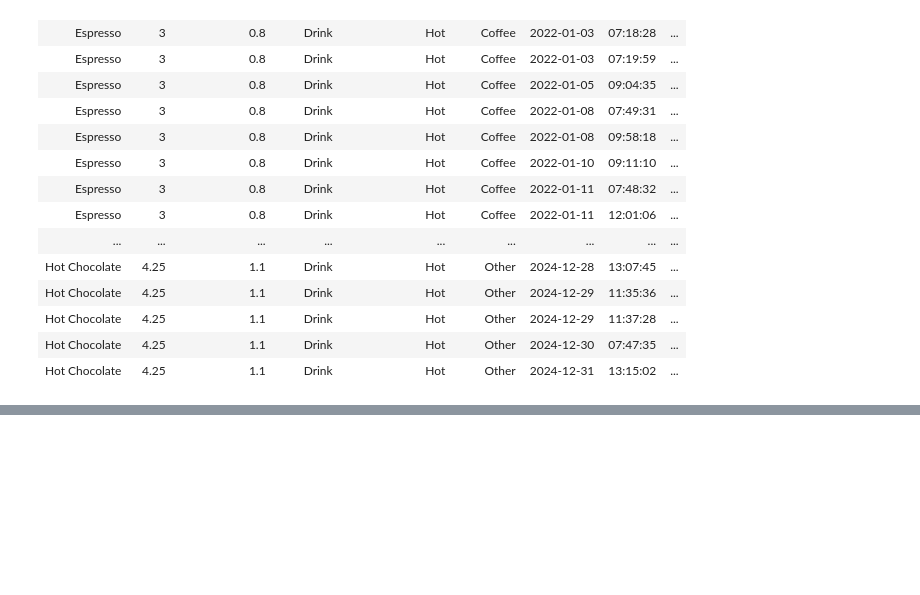
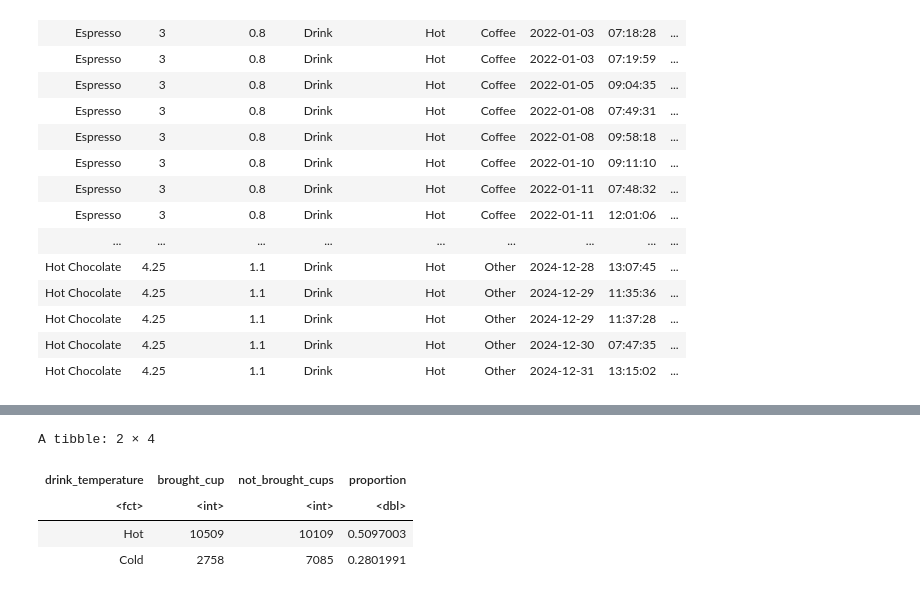
Before and after one commit to SharonGulati/dataverse, a Jupyter notebook: dataverse.ipynb, the cells around one changed output, grey strips where cells are left out. Saved outputs shown, nothing was run; the diff lists cells and outputs as text; code cells hidden in the pictures; blank space fills up the shorter version.

Commit message:
changes to coffe_drink_type with question 2

```diff
--- a/dataverse.ipynb
+++ b/dataverse.ipynb
@@ -128,7 +128,7 @@ A spec_tbl_df: 2144 × 12
 | Coffee Beans (1 lb) | 18 | 8 | Merchandise | N/A | NA | 2024-12-29 | 13:38:39 | ... |
 # %%
 coffee_only <- filter(coffee, item_type != "Merchandise") |>
-                mutate(drink_temperature = as_factor(drink_temperature), drink_type = as_factor(drink_type))
+                mutate(drink_temperature = as_factor(drink_temperature), drink_type = as_factor(drink_type),transaction_type = as_factor(transaction_type))
 coffee_only
 # %% [output]
 A tibble: 30461 × 12
@@ -160,0 +153,11 @@ drink_temperature        drink_type              date              time
+# %%
+coffee_drink_type <- coffee_only|>
+  group_by(drink_temperature) |>
+  summarise(brought_cup = sum(own_cup == "True"),not_brought_cups = sum(own_cup == "False"),proportion = mean(own_cup == "True"))
+coffee_drink_type
+# %% [output]
+A tibble: 2 × 4
+| drink_temperature | brought_cup | not_brought_cups | proportion |
+| <fct> | <int> | <int> | <dbl> |
+| Hot | 10509 | 10109 | 0.5097003 |
+| Cold | 2758 | 7085 | 0.2801991 |
```
Also changed, not shown: parts of 1 cell of this notebook.
